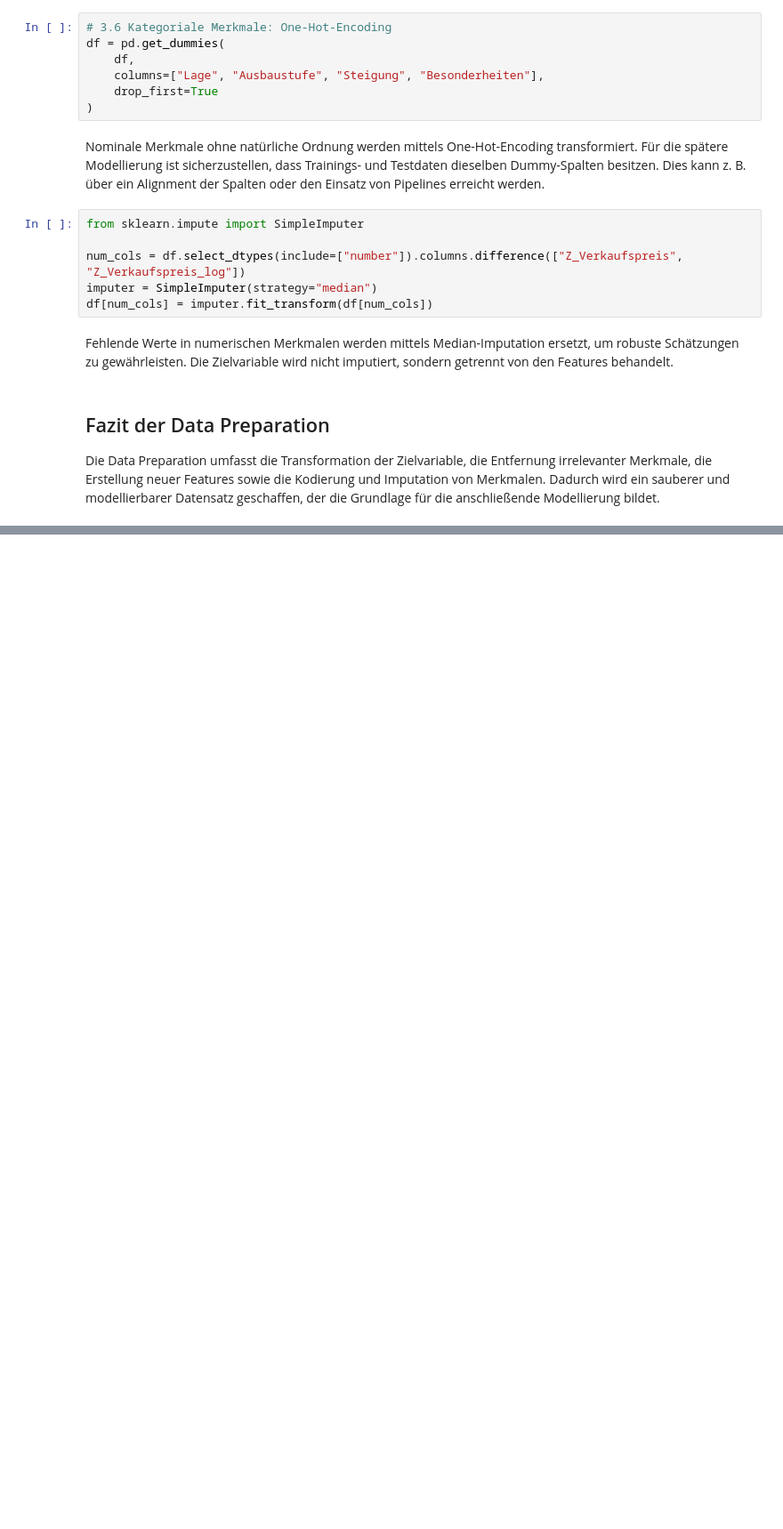
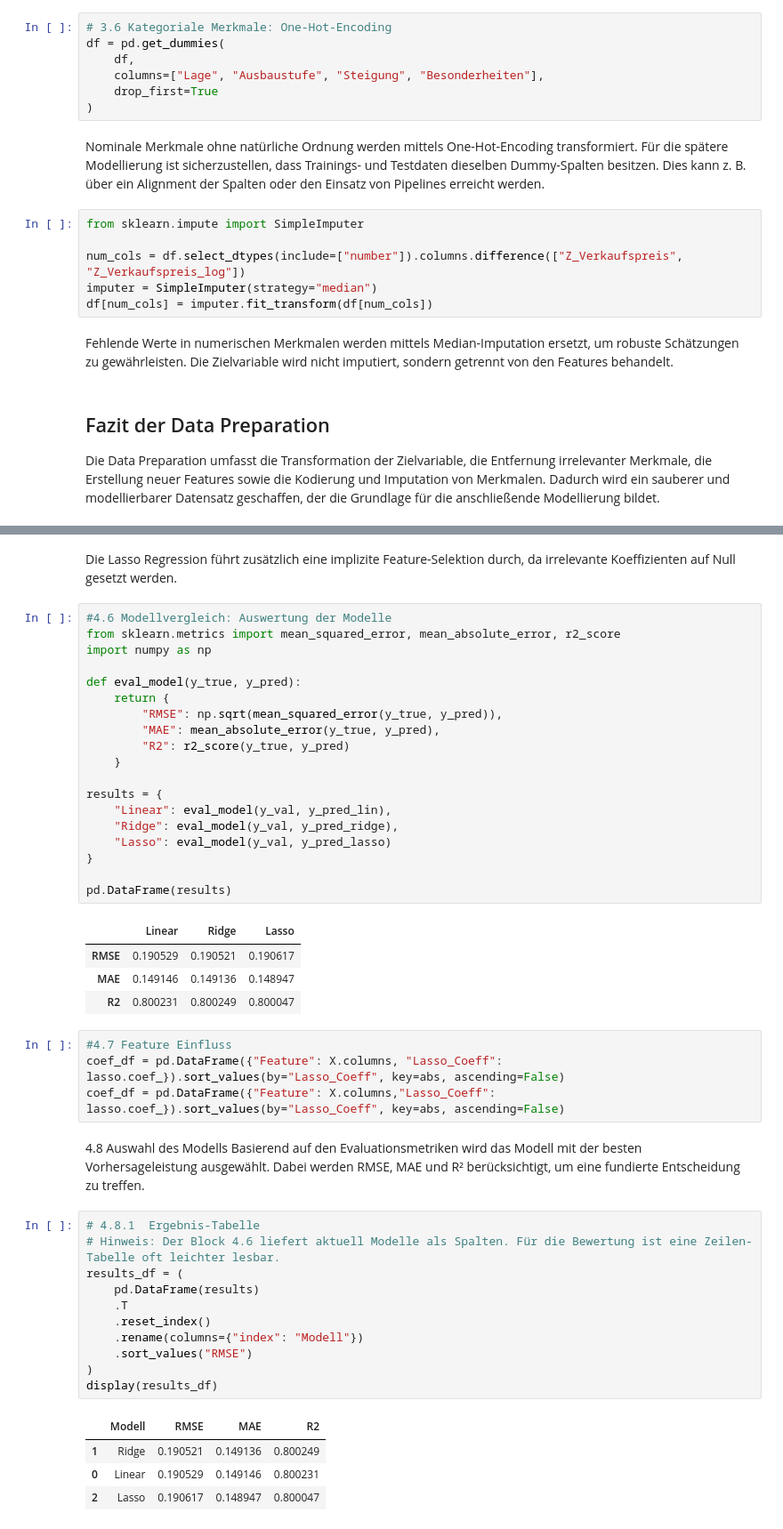
Before and after one commit to Miri-Mk/realestate_ds_analysis, a Jupyter notebook: realestate_ds_analysis.ipynb, the cells around one changed output, grey strips where cells are left out. Shown at 89% size. Drawn from its saved outputs; the diff is of its cells as text; blank space fills up the shorter version.

```diff
--- a/realestate_ds_analysis.ipynb
+++ b/realestate_ds_analysis.ipynb
@@ -852,0 +930,49 @@ Die Data Preparation umfasst die Transformation der Zielvariable, die Entfernung
+# %% [markdown]
+Die Lasso Regression führt zusätzlich eine implizite Feature-Selektion durch, da irrelevante Koeffizienten auf Null gesetzt werden.
+# %%
+#4.6 Modellvergleich: Auswertung der Modelle
+from sklearn.metrics import mean_squared_error, mean_absolute_error, r2_score
+import numpy as np
+
+def eval_model(y_true, y_pred):
+    return {
+        "RMSE": np.sqrt(mean_squared_error(y_true, y_pred)),
+        "MAE": mean_absolute_error(y_true, y_pred),
+        "R2": r2_score(y_true, y_pred)
+    }
+
+results = {
+    "Linear": eval_model(y_val, y_pred_lin),
+    "Ridge": eval_model(y_val, y_pred_ridge),
+    "Lasso": eval_model(y_val, y_pred_lasso)
+}
+
+pd.DataFrame(results)
+# %% [output]
+|  | Linear | Ridge | Lasso |
+| RMSE | 0.190529 | 0.190521 | 0.190617 |
+| MAE | 0.149146 | 0.149136 | 0.148947 |
+| R2 | 0.800231 | 0.800249 | 0.800047 |
+# %%
+#4.7 Feature Einfluss
+coef_df = pd.DataFrame({"Feature": X.columns, "Lasso_Coeff": lasso.coef_}).sort_values(by="Lasso_Coeff", key=abs, ascending=False)
+coef_df = pd.DataFrame({"Feature": X.columns,"Lasso_Coeff": lasso.coef_}).sort_values(by="Lasso_Coeff", key=abs, ascending=False)
+# %% [markdown]
+4.8 Auswahl des Modells
+Basierend auf den Evaluationsmetriken wird das Modell mit der besten Vorhersageleistung ausgewählt. Dabei werden RMSE, MAE und R² berücksichtigt, um eine fundierte Entscheidung zu treffen.
+# %%
+# 4.8.1  Ergebnis-Tabelle
+# Hinweis: Der Block 4.6 liefert aktuell Modelle als Spalten. Für die Bewertung ist eine Zeilen-Tabelle oft leichter lesbar.
+results_df = (
+    pd.DataFrame(results)
+    .T
+    .reset_index()
+    .rename(columns={"index": "Modell"})
+    .sort_values("RMSE")
+)
+display(results_df)
+# %% [output]
+|  | Modell | RMSE | MAE | R2 |
+| 1 | Ridge | 0.190521 | 0.149136 | 0.800249 |
+| 0 | Linear | 0.190529 | 0.149146 | 0.800231 |
+| 2 | Lasso | 0.190617 | 0.148947 | 0.800047 |
```
Also changed, not shown: parts of 14 cells of this notebook, 1 other file.
